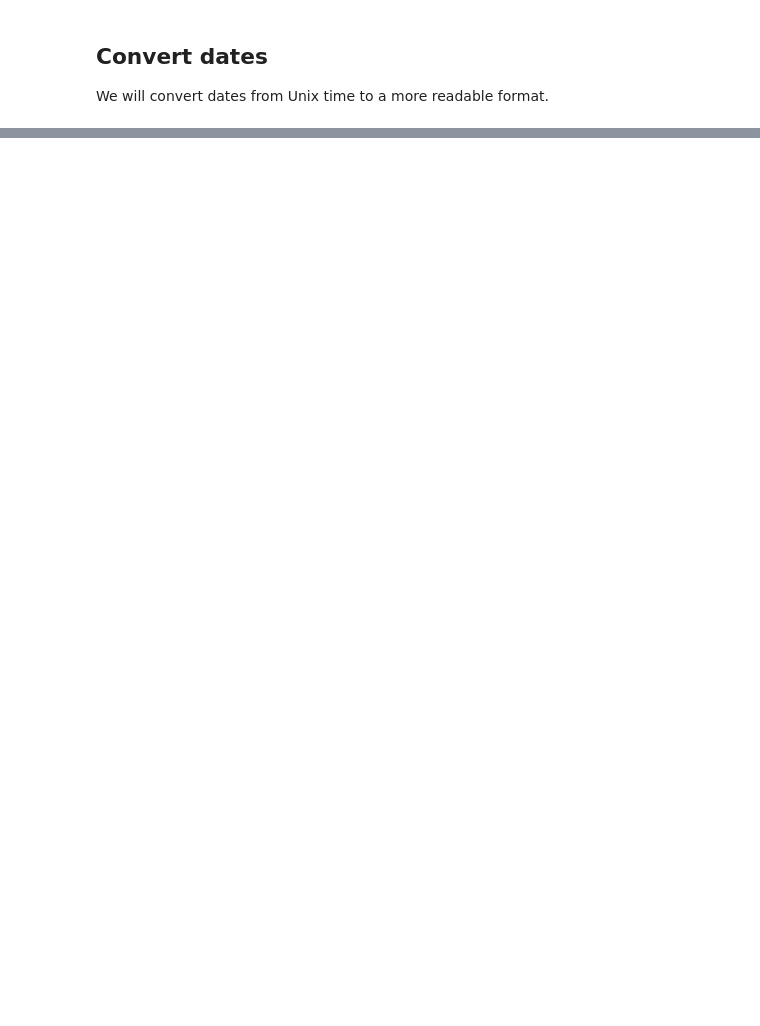
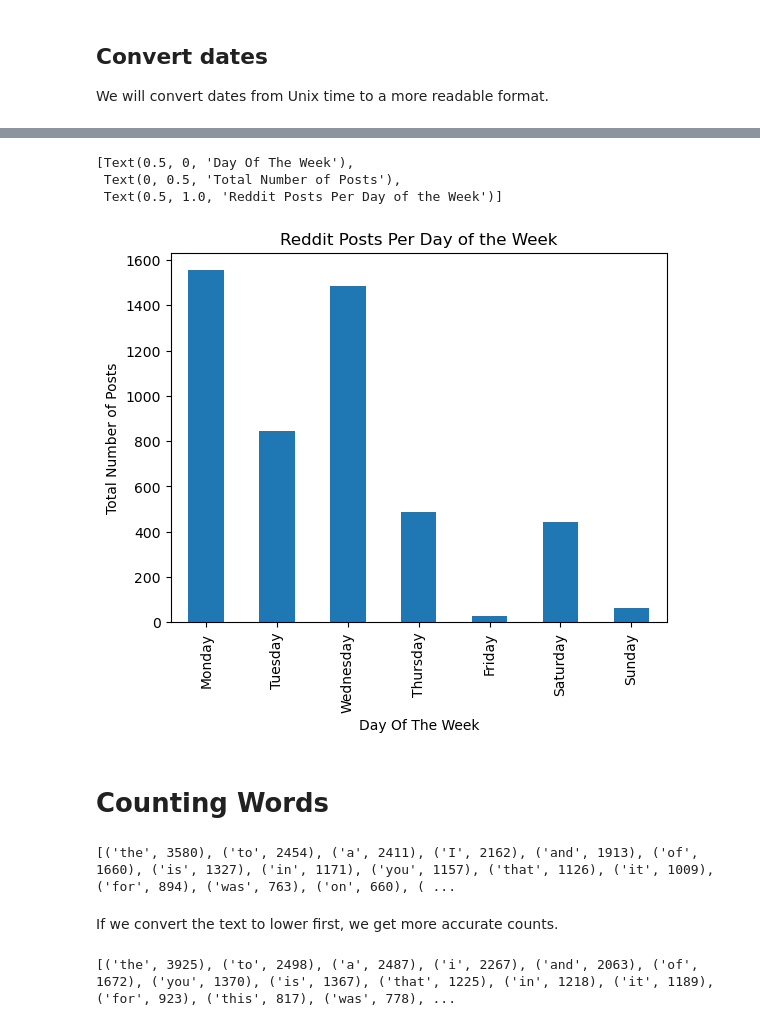
Before and after one commit to lspitzley/bfor206_spring2023, a Jupyter notebook: HW2.ipynb, the cells around one changed output, grey strips where cells are left out. Saved outputs shown, nothing was run; the diff lists cells and outputs as text; code cells hidden in the pictures; blank space fills up the shorter version.

```diff
--- a/HW2.ipynb
+++ b/HW2.ipynb
@@ -28,0 +57,31 @@ comments_df['created_time'] = pd.to_datetime(comments_df['created_utc'], unit='s
+# %%
+dow_plot = comments_df.groupby('dow')['created_time'].count().plot(kind='bar')
+
+dow_plot.set(xlabel="Day Of The Week", ylabel="Total Number of Posts",
+             title="Reddit Posts Per Day of the Week")
+
+# dow_plot.get_figure() # this prints a duplicate plot
+# %% [output]
+[Text(0.5, 0, 'Day Of The Week'),
+ Text(0, 0.5, 'Total Number of Posts'),
+ Text(0.5, 1.0, 'Reddit Posts Per Day of the Week')]
+[figure, added]
+# %% [markdown]
+# Counting Words
+# %%
+
+from collections import Counter
+results = Counter()
+comments_df['body'].str.split().apply(results.update)
+print(results.most_common(25))
+# %% [output]
+[('the', 3580), ('to', 2454), ('a', 2411), ('I', 2162), ('and', 1913), ('of', 1660), ('is', 1327), ('in', 1171), ('you', 1157), ('that', 1126), ('it', 1009), ('for', 894), ('was', 763), ('on', 660), ( ...
+# %% [markdown]
+If we convert the text to lower first, we get more accurate counts.
+# %%
+results = Counter()
+# convert string to lower, split on whitespace, then update the counts
+comments_df['body'].str.lower().str.split().apply(results.update)
+print(results.most_common(25))
+# %% [output]
+[('the', 3925), ('to', 2498), ('a', 2487), ('i', 2267), ('and', 2063), ('of', 1672), ('you', 1370), ('is', 1367), ('that', 1225), ('in', 1218), ('it', 1189), ('for', 923), ('this', 817), ('was', 778), ...
```
Also changed, not shown: parts of 10 cells of this notebook, 1 other file.
